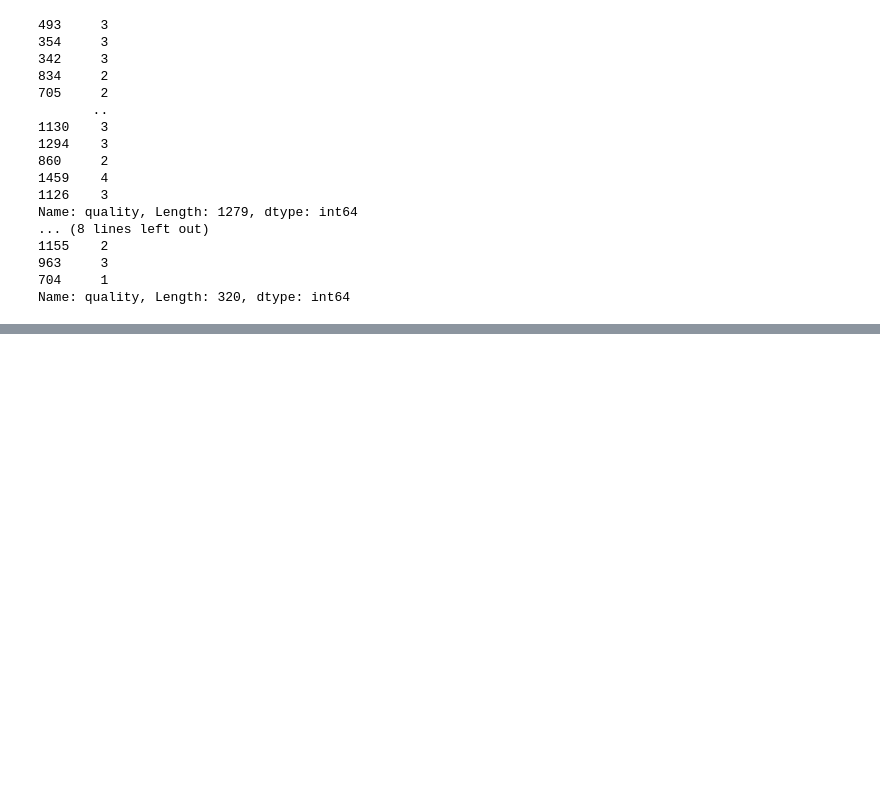
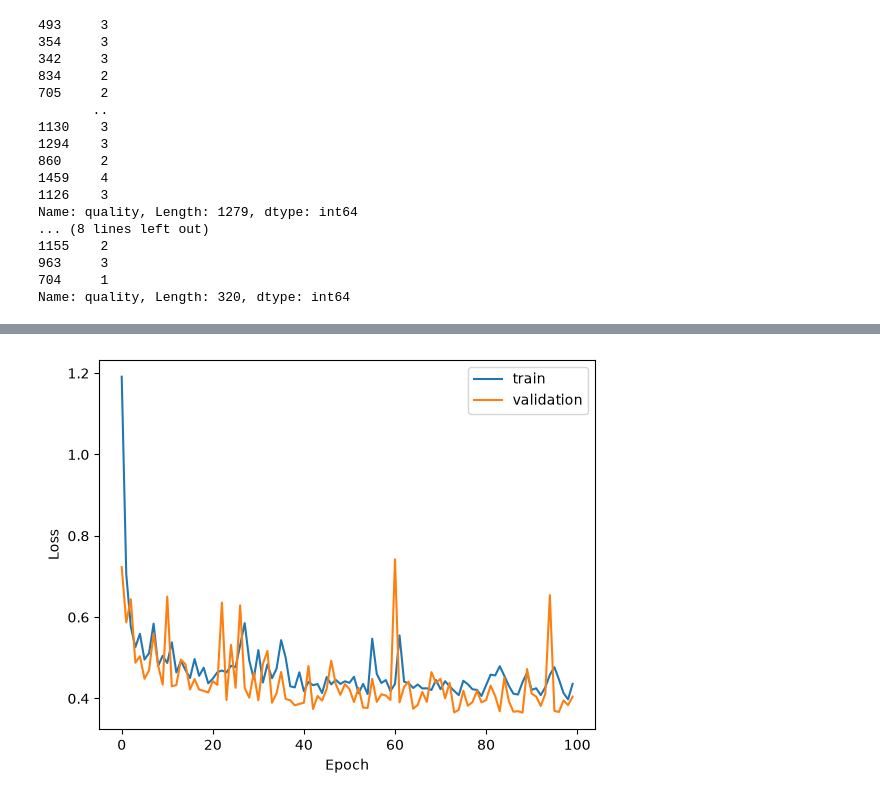
Before and after one commit to Vishnu07-max/Internship-2026, a Jupyter notebook: test2.ipynb, the cells around one changed output, grey strips where cells are left out. Cells and saved outputs as stored; diff of their text form; code cells hidden in the pictures; blank space fills up the shorter version.

```diff
--- a/test2.ipynb
+++ b/test2.ipynb
@@ -144,6 +144,9 @@ model.add(Dense(32, input_shape=(x_train.shape[1],), activation='relu'))
 model.add(Dense(6, activation='softmax'))
 model.compile(optimizer='adam', loss='sparse_categorical_crossentropy', metrics=['accuracy'])
 
-model.fit(x_train, y_train - 3, epochs=50, batch_size=32, validation_data=(x_test, y_test - 3))
+# ensure labels start at 0 (avoid double subtraction causing negatives)
+labels_train = y_train - y_train.min()
+labels_test = y_test - y_train.min()
+model.fit(x_train, labels_train, epochs=50, batch_size=32, validation_data=(x_test, labels_test))
 # %% [output]
 Epoch 1/50
@@ -168,5 +185,5 @@ model.add(Dense(32, input_shape=(x_train.shape[1],), activation='relu'))
 model.add(Dense(16,activation='relu'))
 model.add(Dense(1))
 model.compile(optimizer='adam', loss='mse')
-model.fit(x_train,y_train,epoch=100,batch_size=32,validation_data=(x_test,y_test))
+model.fit(x_train, y_train, epochs=100, batch_size=32, validation_data=(x_test, y_test))
 # %% [output]
@@ -180,7 +215,13 @@ model.add(Dense(64,input_shape=(8,),activation='relu'))
 model.add(Dense(32,activation='relu'))
 model.add(Dense(1))
 model.compile(optimizer='adam',loss='mse')
-model.fit(x_train,y_train,epochs=100,batch_size=32,validation_data=(x_test, y_test))
+# rebuild model to match the training data's feature count, then fit
+model = Sequential()
+model.add(Dense(64, input_shape=(x_train.shape[1],), activation='relu'))
+model.add(Dense(32, activation='relu'))
+model.add(Dense(1))
+model.compile(optimizer='adam', loss='mse')
+model.fit(x_train, y_train, epochs=100, batch_size=32, validation_data=(x_test, y_test))
 model.predict(x_test[1:5])
 # %% [output]
 Epoch 1/100
@@ -206,0 +249,10 @@ array([[20435.066],
+# %%
+import matplotlib.pyplot as plt
+plt.plot(model.history.history['loss'],label='train')
+plt.plot(model.history.history['val_loss'],label='validation')
+plt.xlabel('Epoch')
+plt.ylabel('Loss')
+plt.legend()
+plt.show()
+# %% [output]
+[figure, added]
```
Also changed, not shown: parts of 7 cells of this notebook, 2 other files.
